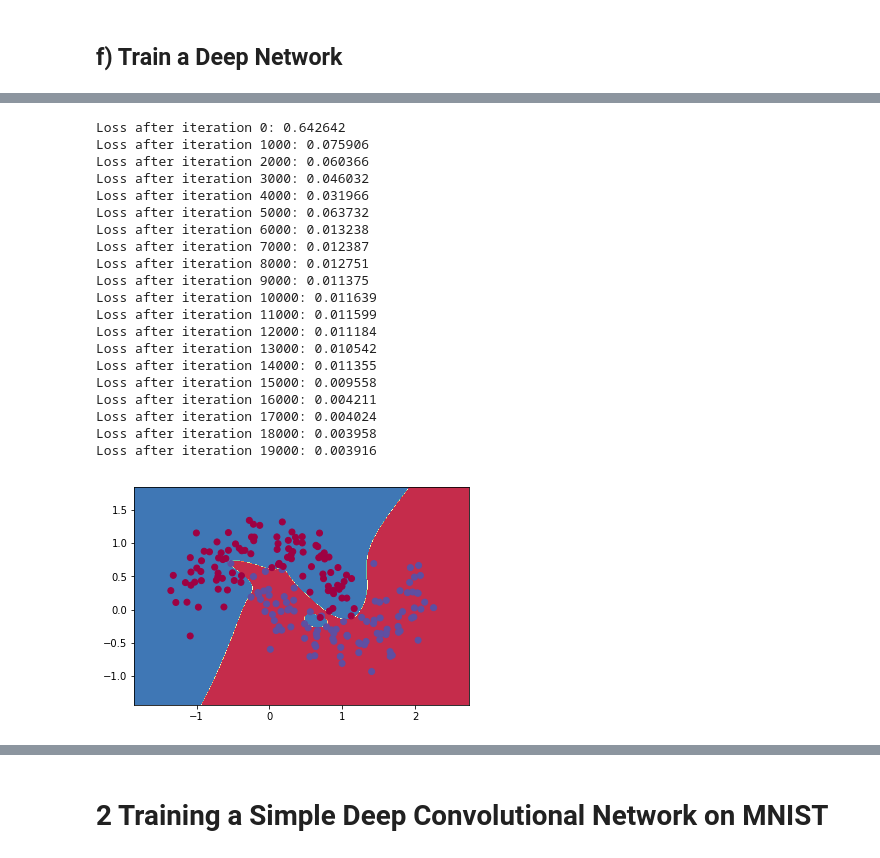
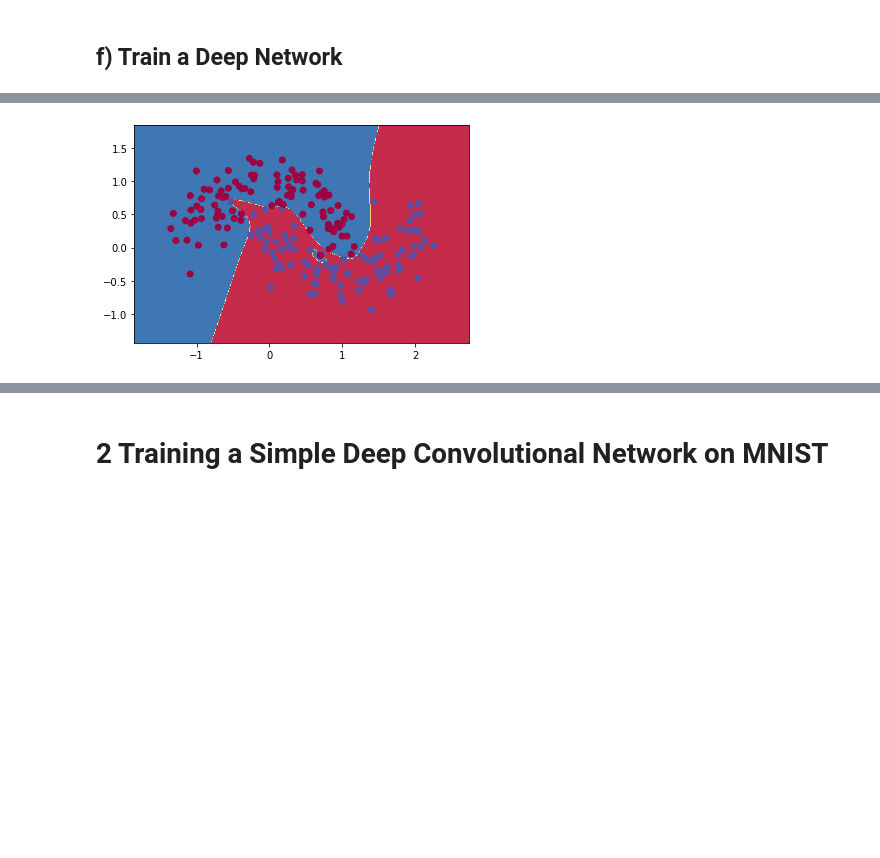
Before and after one commit to ZhuokunDing/COMP576, a Jupyter notebook: assignments/Assignment1/Assignment1.ipynb, the cells around one changed output, grey strips where cells are left out. Saved outputs shown, nothing was run; the diff lists cells and outputs as text; code cells hidden in the pictures; blank space fills up the shorter version.

```diff
--- a/assignments/Assignment1/Assignment1.ipynb
+++ b/assignments/Assignment1/Assignment1.ipynb
@@ -71,6 +31,6 @@ Loss after iteration 19000: data_loss:0.066506 reg_loss:0.011649
 ### ReLU
 # %%
 model = NeuralNetwork(nn_input_dim=2, nn_hidden_dim=3 , nn_output_dim=2, actFun_type='relu')
-model.fit_model(X,y)
+model.fit_model(X,y,print_loss=False)
 model.visualize_decision_boundary(X,y)
 # %% [output]
@@ -99,6 +39,6 @@ Loss after iteration 19000: data_loss:0.221719 reg_loss:0.003871
 ### More hidden units with Tanh
 # %%
 model = NeuralNetwork(nn_input_dim=2, nn_hidden_dim=20 , nn_output_dim=2, actFun_type='tanh')
-model.fit_model(X,y)
+model.fit_model(X,y,print_loss=False)
 model.visualize_decision_boundary(X,y)
 # %% [output]
@@ -130,7 +50,5 @@ import n_layer_neural_network
 # %%
-model = n_layer_neural_network.DeepNeuralNetwrok(n_hidden=1, input_dim=2, hidden_dim=3, output_dim=2, actFun_type='tanh')
-
-model.fit_model(X,y,epsilon=0.01)
-
+model = DeepNeuralNetwrok(n_hidden=1, input_dim=2, hidden_dim=3, output_dim=2, actFun_type='tanh')
+model.fit_model(X,y,print_loss=False)
 model.visualize_decision_boundary(X,y)
 # %% [output]
@@ -157,8 +55,6 @@ Loss after iteration 19000: 0.070298
 [figure]
 # %%
-model = n_layer_neural_network.DeepNeuralNetwrok(n_hidden=5, input_dim=2, hidden_dim=3, output_dim=2, actFun_type='tanh')
-
-model.fit_model(X,y,epsilon=0.001)
-
+model = DeepNeuralNetwrok(n_hidden=5, input_dim=2, hidden_dim=3, output_dim=2, actFun_type='tanh')
+model.fit_model(X,y,epsilon=0.001,print_loss=False)
 model.visualize_decision_boundary(X,y)
 # %% [output]
@@ -185,32 +61,10 @@ Loss after iteration 19000: 0.018469
 [figure]
 # %%
-model = n_layer_neural_network.DeepNeuralNetwrok(n_hidden=5, input_dim=2, hidden_dim=10, output_dim=2, actFun_type='tanh')
-
-model.fit_model(X,y,epsilon=0.0005)
-
+model = DeepNeuralNetwrok(n_hidden=5, input_dim=2, hidden_dim=10, output_dim=2, actFun_type='tanh')
+model.fit_model(X,y,epsilon=0.001,print_loss=False)
 model.visualize_decision_boundary(X,y)
 # %% [output]
-Loss after iteration 0: 0.642642
-Loss after iteration 1000: 0.075906
-Loss after iteration 2000: 0.060366
-Loss after iteration 3000: 0.046032
-Loss after iteration 4000: 0.031966
-Loss after iteration 5000: 0.063732
-Loss after iteration 6000: 0.013238
-Loss after iteration 7000: 0.012387
-Loss after iteration 8000: 0.012751
-Loss after iteration 9000: 0.011375
-Loss after iteration 10000: 0.011639
-Loss after iteration 11000: 0.011599
-Loss after iteration 12000: 0.011184
-Loss after iteration 13000: 0.010542
-Loss after iteration 14000: 0.011355
-Loss after iteration 15000: 0.009558
-Loss after iteration 16000: 0.004211
-Loss after iteration 17000: 0.004024
-Loss after iteration 18000: 0.003958
-Loss after iteration 19000: 0.003916
-[figure, old version]
+[figure, new version]
 # %%
 from sklearn import datasets
 np.random.seed(0)
```
Also changed, not shown: parts of 16 cells of this notebook, 4 other files.
